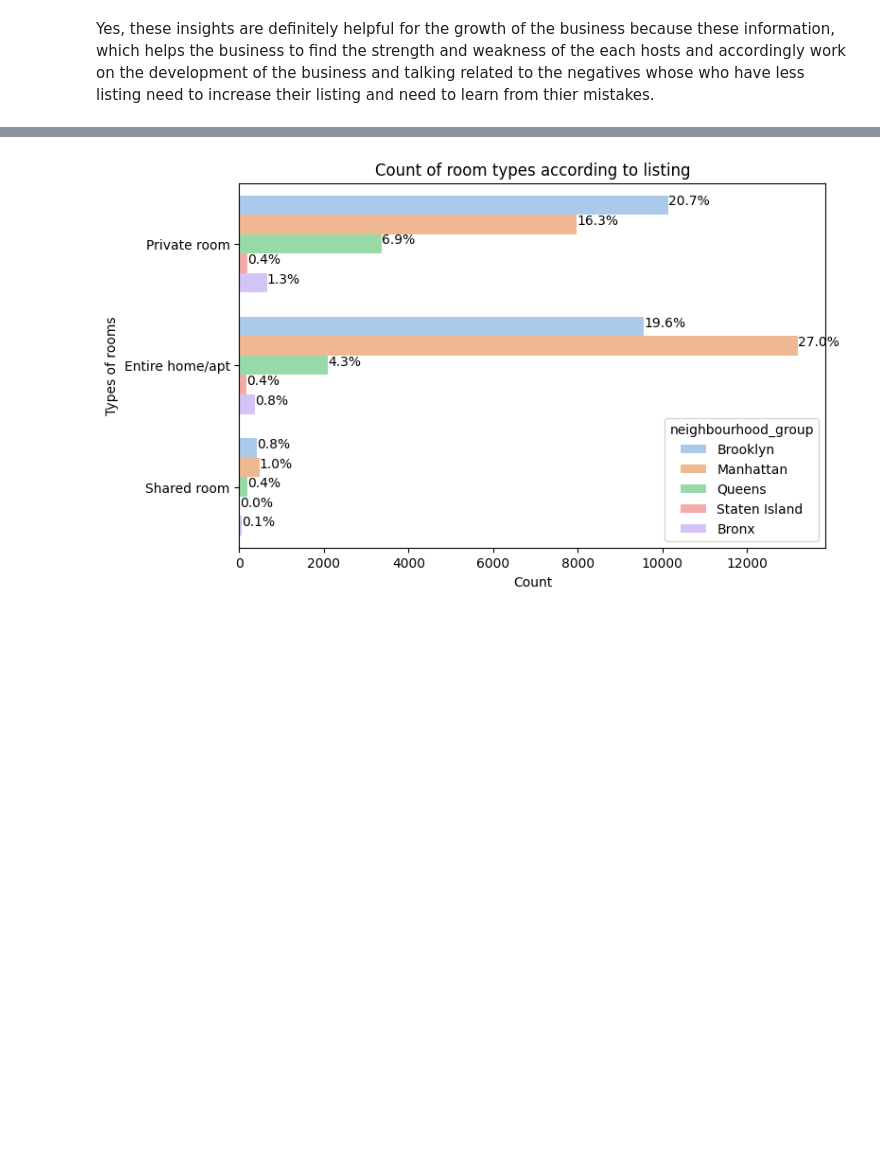
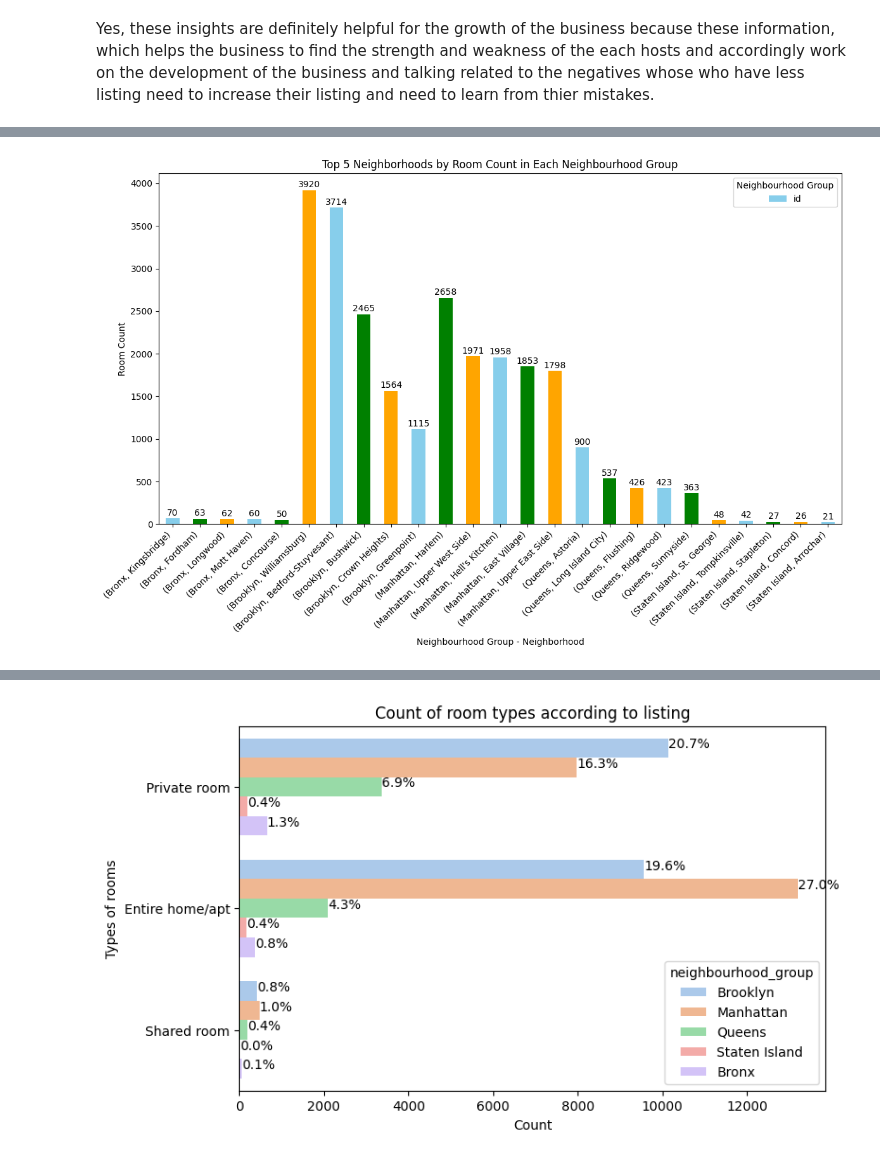
Before and after one commit to OmprakashDebata/Eda-Project-Airbnb, a Jupyter notebook: EDA_Airbnb_Submission.ipynb, the cells around one changed output, grey strips where cells are left out. Cells and saved outputs as stored; diff of their text form; code cells hidden in the pictures; blank space fills up the shorter version.

```diff
--- a/EDA_Airbnb_Submission.ipynb
+++ b/EDA_Airbnb_Submission.ipynb
@@ -729,0 +739,8 @@ Yes, these insights are definitely helpful for the growth of the business becaus
+# %%
+room_count_by_neighbourhood = airbnb.groupby(['neighbourhood_group', 'neighbourhood'])['id'].count()
+
+# Sort and select top 3 neighborhoods within each neighbourhood_group
+top_5_neighbourhoods_count= room_count_by_neighbourhood.groupby('neighbourhood_group',group_keys=False).nlargest(5)
+
+print (f"Top 5 neighbourhood  by listing count of each neighbourhood group\n" + "--"*30)
+print(top_5_neighbourhoods_count)
@@ -729,0 +765,20 @@ Yes, these insights are definitely helpful for the growth of the business becaus
+# %%
+# Visualisation code
+plt.figure(figsize=(12, 8))
+ax = top_5_neighbourhoods_count.plot(kind='bar', color=['skyblue', 'green', 'orange'])
+
+# Add value labels to each bar
+for container in ax.containers:
+    for bar in container:
+        yval = bar.get_height()
+        plt.text(bar.get_x() + bar.get_width()/2, yval + 10, int(yval), ha='center', va='bottom', fontsize=10)
+
+plt.title('Top 5 Neighborhoods by Room Count in Each Neighbourhood Group')
+plt.xlabel('Neighbourhood Group - Neighborhood')
+plt.ylabel('Room Count')
+plt.xticks(rotation=45, ha='right')
+plt.legend(title='Neighbourhood Group', bbox_to_anchor=(1, 1))
+plt.tight_layout()
+plt.show()
+# %% [output]
+[figure, added]
```
Also changed, not shown: parts of 22 cells of this notebook.
